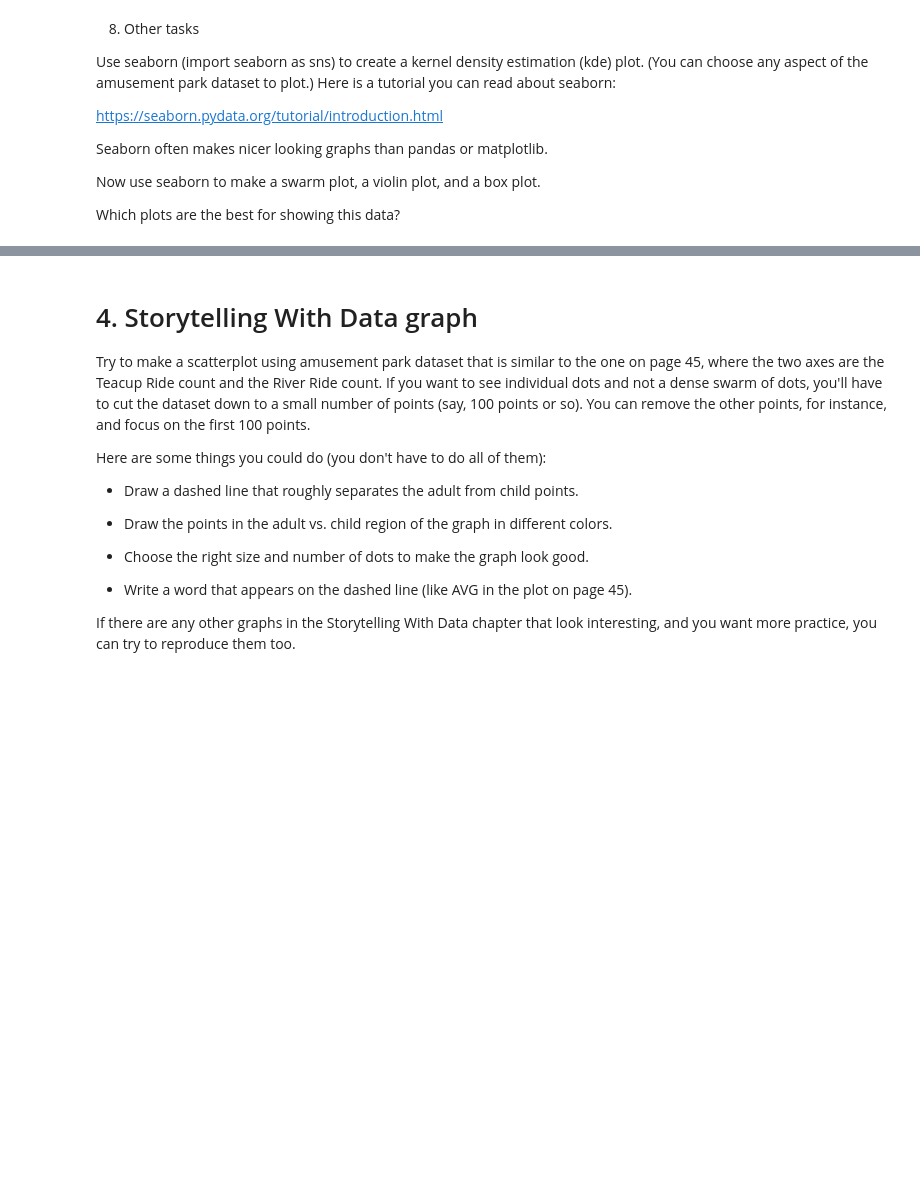
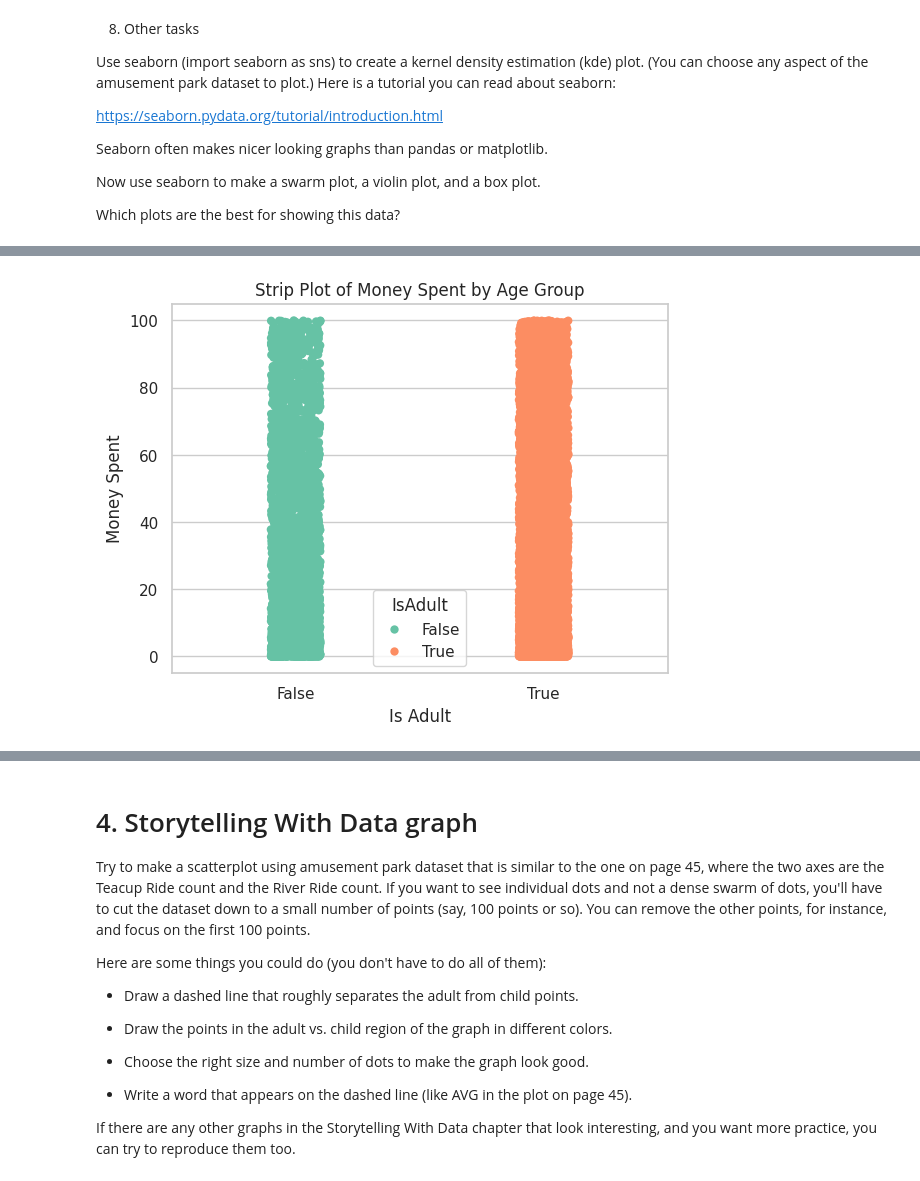
Before and after one commit to auwineza/ModB2-Week3-HW, a Jupyter notebook: OMDS-ModB2-Week3-Uwineza-Annick.ipynb, the cells around one changed output, grey strips where cells are left out. Saved outputs shown, nothing was run; the diff lists cells and outputs as text; code cells hidden in the pictures; blank space fills up the shorter version.

```diff
--- a/OMDS-ModB2-Week3-Uwineza-Annick.ipynb
+++ b/OMDS-ModB2-Week3-Uwineza-Annick.ipynb
@@ -461,7 +461,12 @@ plt.show()
 # %%
-sns.swarmplot(x='IsAdult', y='MoneySpent', data=df, hue='IsAdult', palette='Set2')
-plt.title('Swarm Plot of Money Spent by Age Group')
+import seaborn as sns
+import matplotlib.pyplot as plt
+
+sns.stripplot(x='IsAdult', y='MoneySpent', data=df, hue='IsAdult', palette='Set2', size=6, jitter=True)
+plt.title('Strip Plot of Money Spent by Age Group')
 plt.xlabel('Is Adult')
 plt.ylabel('Money Spent')
 plt.show()
+# %% [output]
+[figure, added]
 # %%
```
Also changed, not shown: parts of 17 cells of this notebook.
